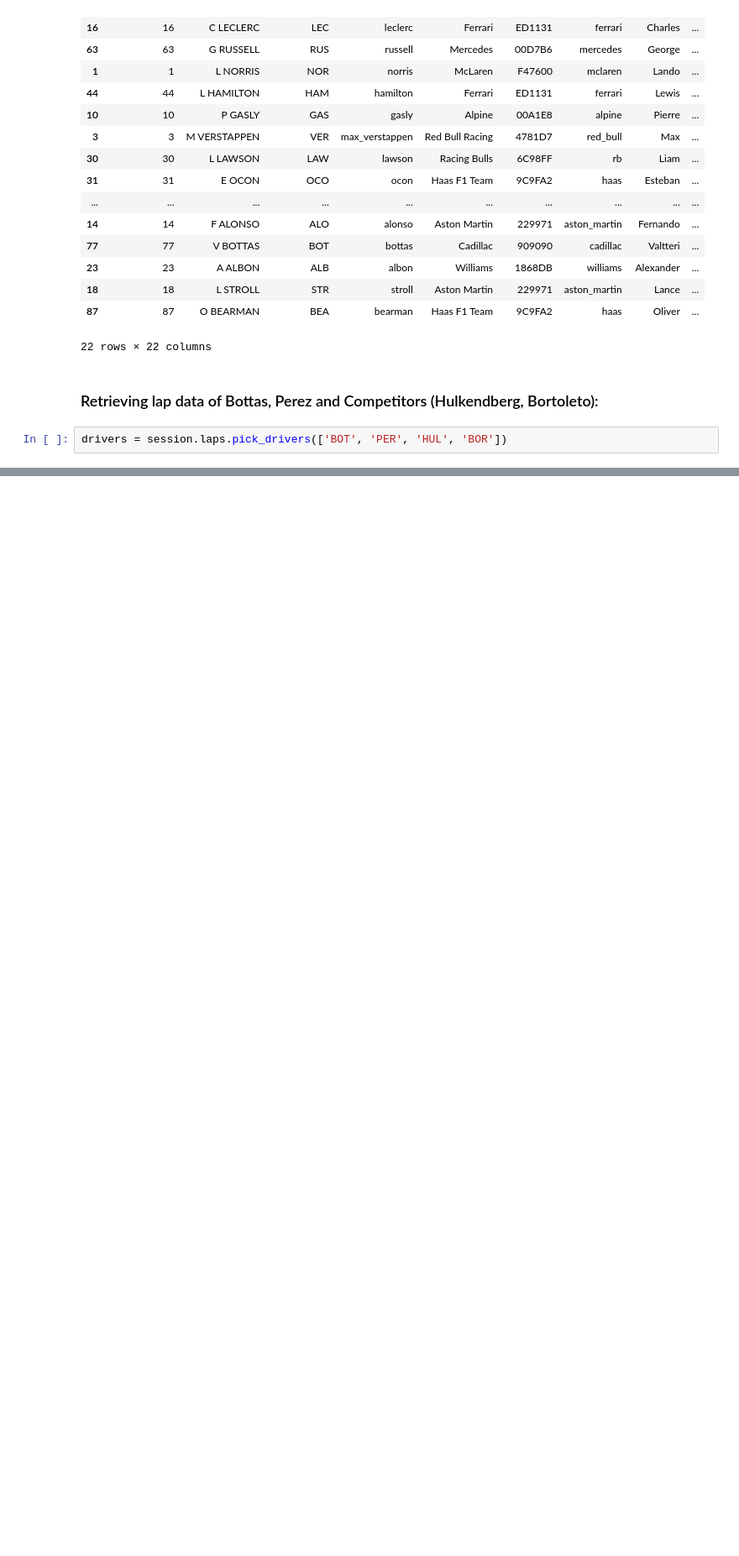
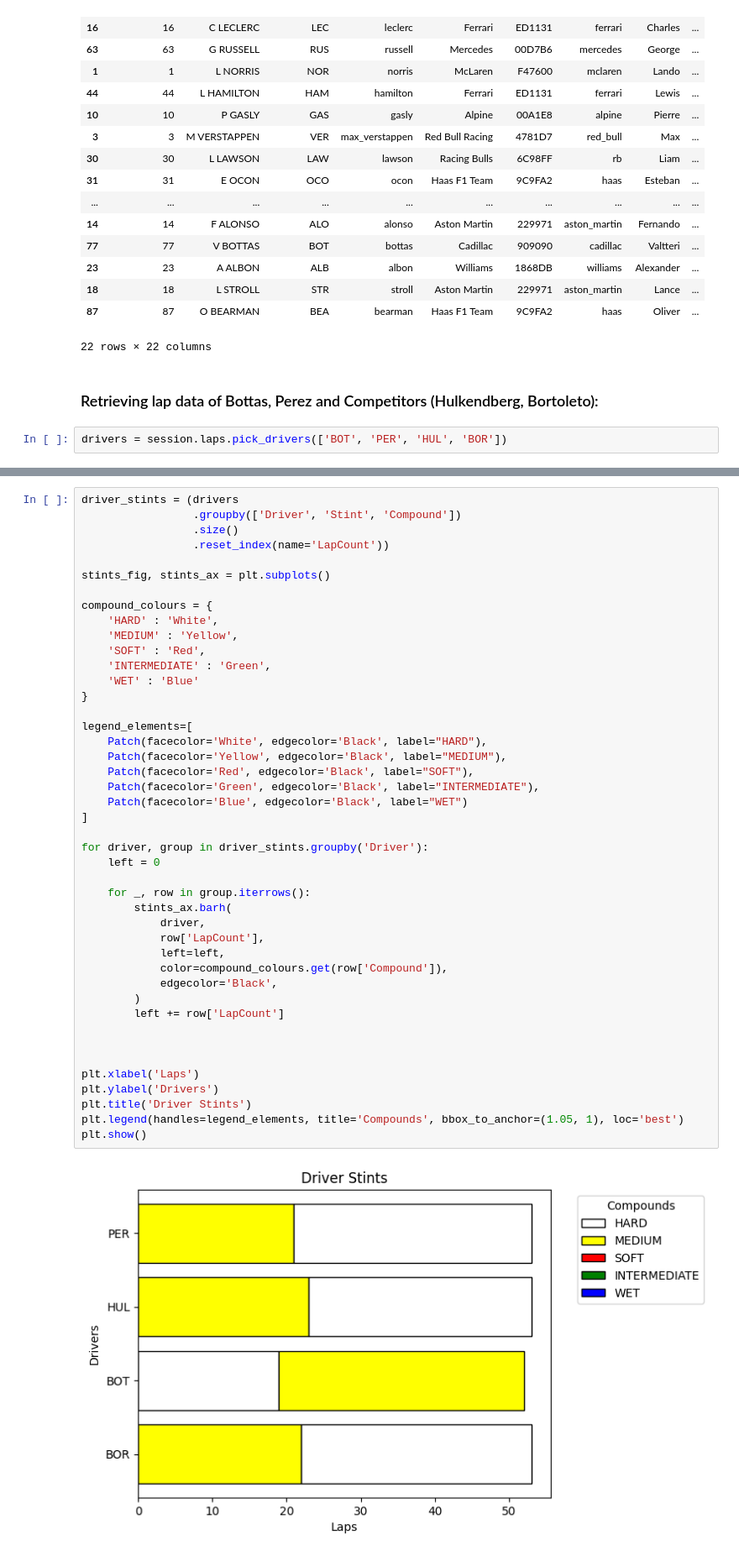
Before and after one commit to mabdullah2005/RaceEvaluationJapanCaseStudy, a Jupyter notebook: TyreDegradation.ipynb, the cells around one changed output, grey strips where cells are left out. Shown at 84% size. Drawn from its saved outputs; the diff is of its cells as text; blank space fills up the shorter version.

Commit message:
Developed driver stints visualisations

```diff
--- a/TyreDegradation.ipynb
+++ b/TyreDegradation.ipynb
@@ -74,0 +75,46 @@ drivers = session.laps.pick_drivers(['BOT', 'PER', 'HUL', 'BOR'])
+# %%
+driver_stints = (drivers
+                 .groupby(['Driver', 'Stint', 'Compound'])
+                 .size()
+                 .reset_index(name='LapCount'))
+
+stints_fig, stints_ax = plt.subplots()
+
+compound_colours = {
+    'HARD' : 'White',
+    'MEDIUM' : 'Yellow',
+    'SOFT' : 'Red',
+    'INTERMEDIATE' : 'Green',
+    'WET' : 'Blue'
+}
+
+legend_elements=[
+    Patch(facecolor='White', edgecolor='Black', label="HARD"),
+    Patch(facecolor='Yellow', edgecolor='Black', label="MEDIUM"),
+    Patch(facecolor='Red', edgecolor='Black', label="SOFT"),
+    Patch(facecolor='Green', edgecolor='Black', label="INTERMEDIATE"),
+    Patch(facecolor='Blue', edgecolor='Black', label="WET")
+]
+
+for driver, group in driver_stints.groupby('Driver'):
+    left = 0
+
+    for _, row in group.iterrows():
+        stints_ax.barh(
+            driver,
+            row['LapCount'],
+            left=left,
+            color=compound_colours.get(row['Compound']),
+            edgecolor='Black',
+        )
+        left += row['LapCount']
+
+
+
+plt.xlabel('Laps')
+plt.ylabel('Drivers')
+plt.title('Driver Stints')
+plt.legend(handles=legend_elements, title='Compounds', bbox_to_anchor=(1.05, 1), loc='best')
+plt.show()
+# %% [output]
+[figure, added]
```
Also changed, not shown: parts of 4 cells of this notebook.
